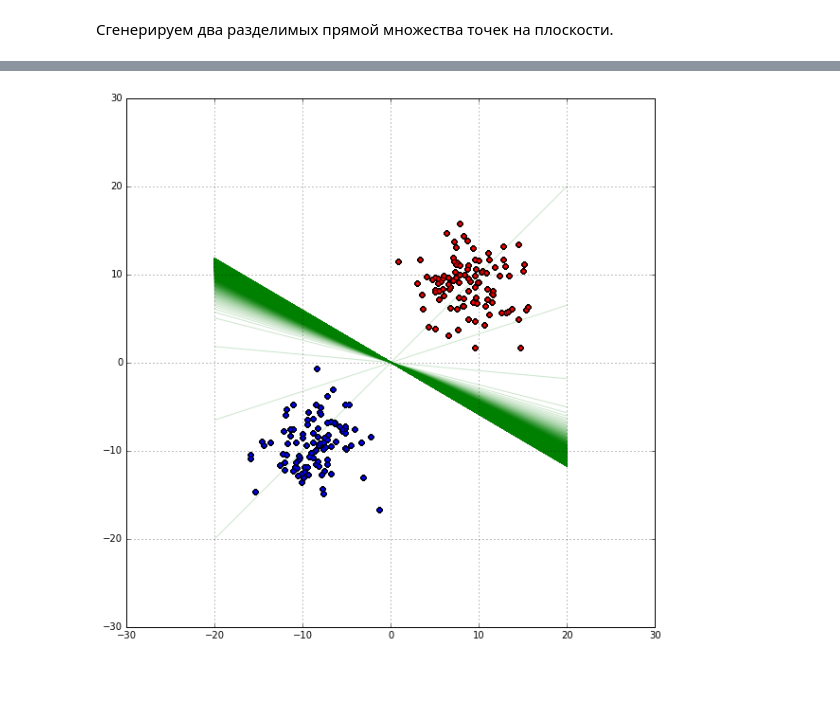
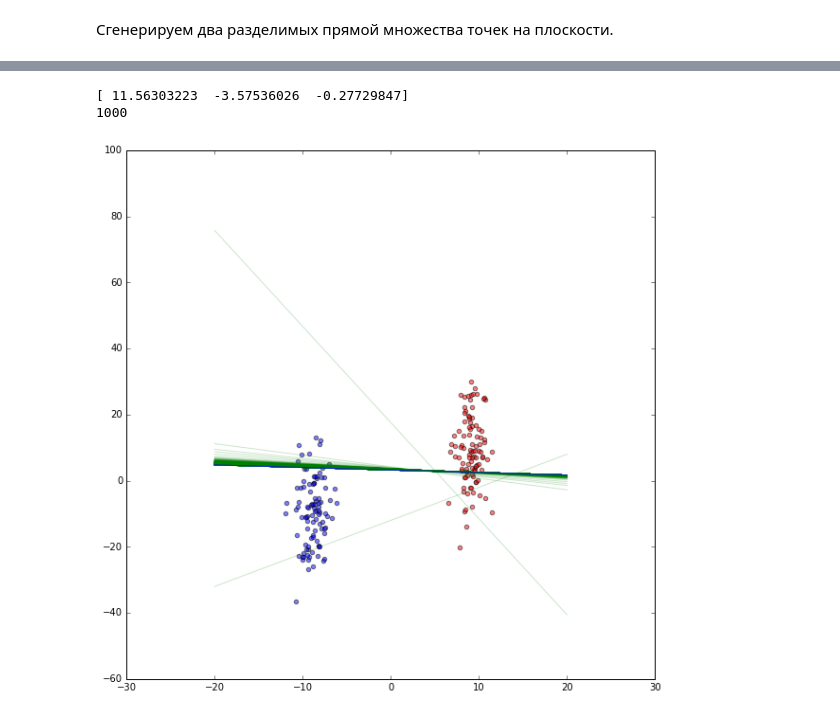
Before and after one commit to ale3otik/workout_mipt_autumn_2016, a Jupyter notebook: 1_ZotovAleksey.ipynb, the cells around one changed output, grey strips where cells are left out. Saved outputs shown, nothing was run; the diff lists cells and outputs as text; code cells hidden in the pictures; blank space fills up the shorter version.

```diff
--- a/1_ZotovAleksey.ipynb
+++ b/1_ZotovAleksey.ipynb
@@ -164,11 +112,12 @@ print(n)
-# %%
-plt.figure(figsize=(10,10))
-plt.xlim(-30,30)
-plt.ylim(-30,30)
-plt.grid(True)
-# build_2D_plot(X,Y,w_all)
-for i in range(len(w_all)):
-    build_2D_plot(X,Y,w_all[i])
-plt.show()
-# %% [output]
-[figure, removed]
+# %%
+w_all, n = gradient_descent(X,Y,eps=1e-5,init=[12,1,-1],abort=1e3)
+print(w_all[-1])
+print(n)
+build_2D_plot(X,Y)
+for w in w_all:
+    build_2D_line(w,alpha=0.2)
+build_2D_line(w_all[-1],alpha=0.8,color='blue')
+# %% [output]
+[ 11.56303223  -3.57536026  -0.27729847]
+1000
+[figure, added]
```
Also changed, not shown: parts of 22 cells of this notebook.
